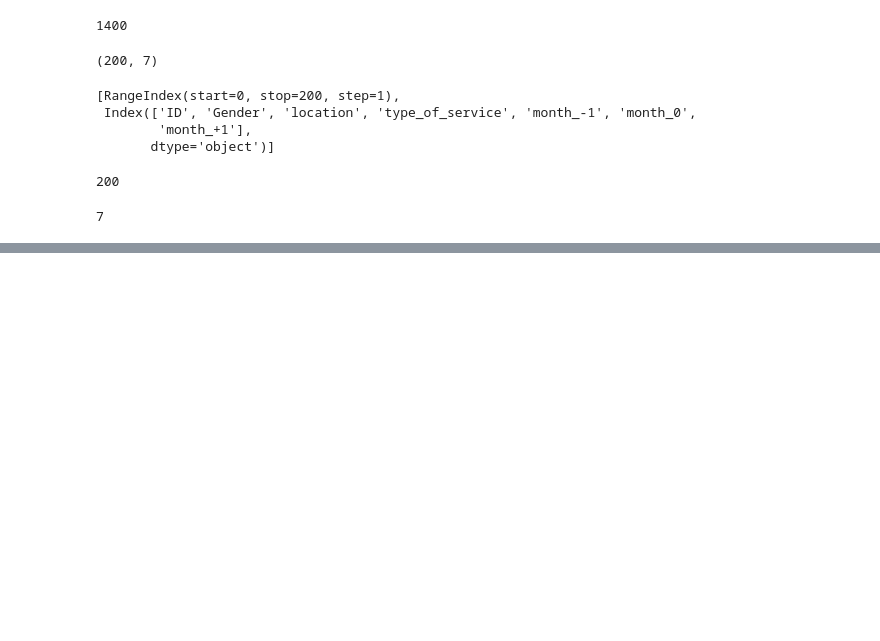
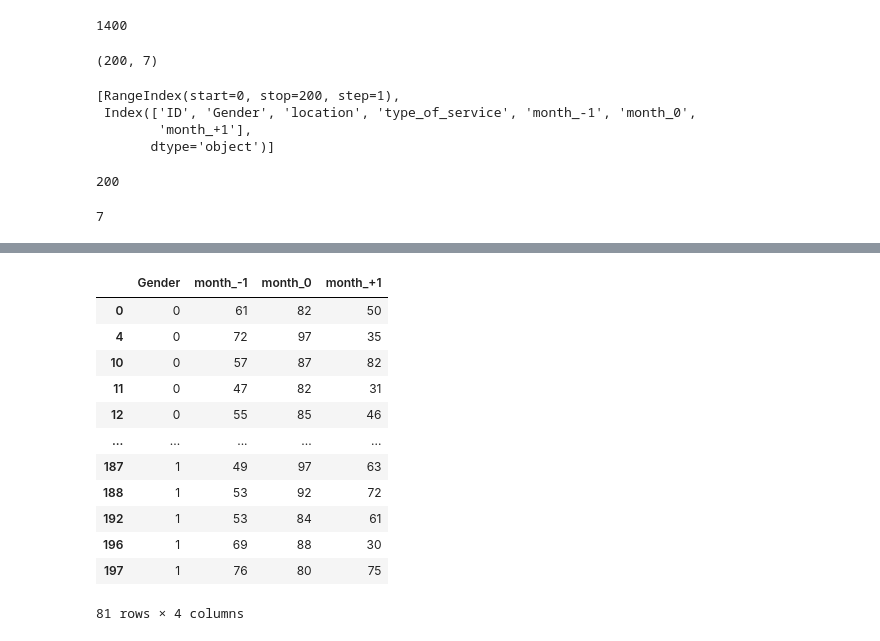
Before and after one commit to rallabg/DS_Rcode, a Jupyter notebook: Python_practice.ipynb, the cells around one changed output, grey strips where cells are left out. Saved outputs shown, nothing was run; the diff lists cells and outputs as text; code cells hidden in the pictures; blank space fills up the shorter version.

```diff
--- a/Python_practice.ipynb
+++ b/Python_practice.ipynb
@@ -77,0 +203,2 @@ df.shape[1]
+# %%
+df.drop(["ID","location","type_of_service"], axis = 1, inplace = True)
@@ -77,0 +233,16 @@ df.shape[1]
+# %%
+df[df['month_0']>75]
+# %% [output]
+|  | Gender | month_-1 | month_0 | month_+1 |
+| 0 | 0 | 61 | 82 | 50 |
+| 4 | 0 | 72 | 97 | 35 |
+| 10 | 0 | 57 | 87 | 82 |
+| 11 | 0 | 47 | 82 | 31 |
+| 12 | 0 | 55 | 85 | 46 |
+| ... | ... | ... | ... | ... |
+| 187 | 1 | 49 | 97 | 63 |
+| 188 | 1 | 53 | 92 | 72 |
+| 192 | 1 | 53 | 84 | 61 |
+| 196 | 1 | 69 | 88 | 30 |
+| 197 | 1 | 76 | 80 | 75 |
+81 rows × 4 columns
```
Also changed, not shown: parts of 18 cells of this notebook.
